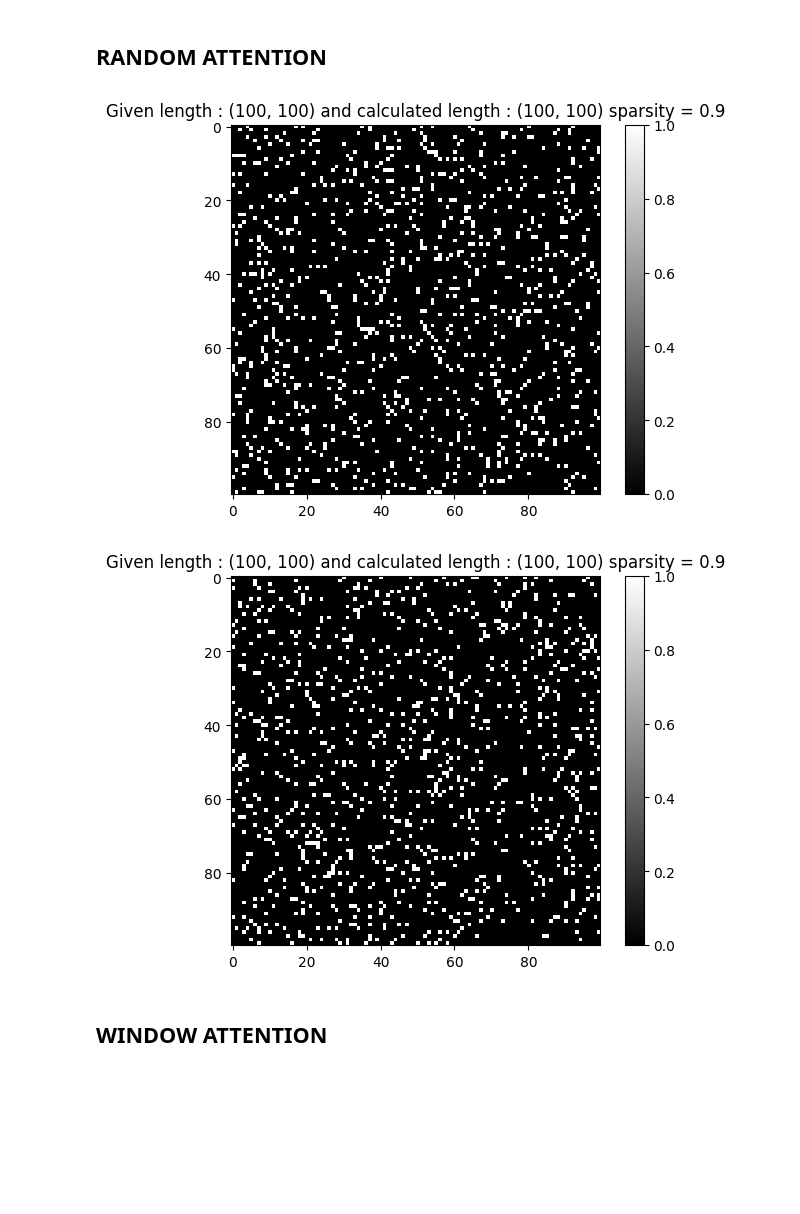
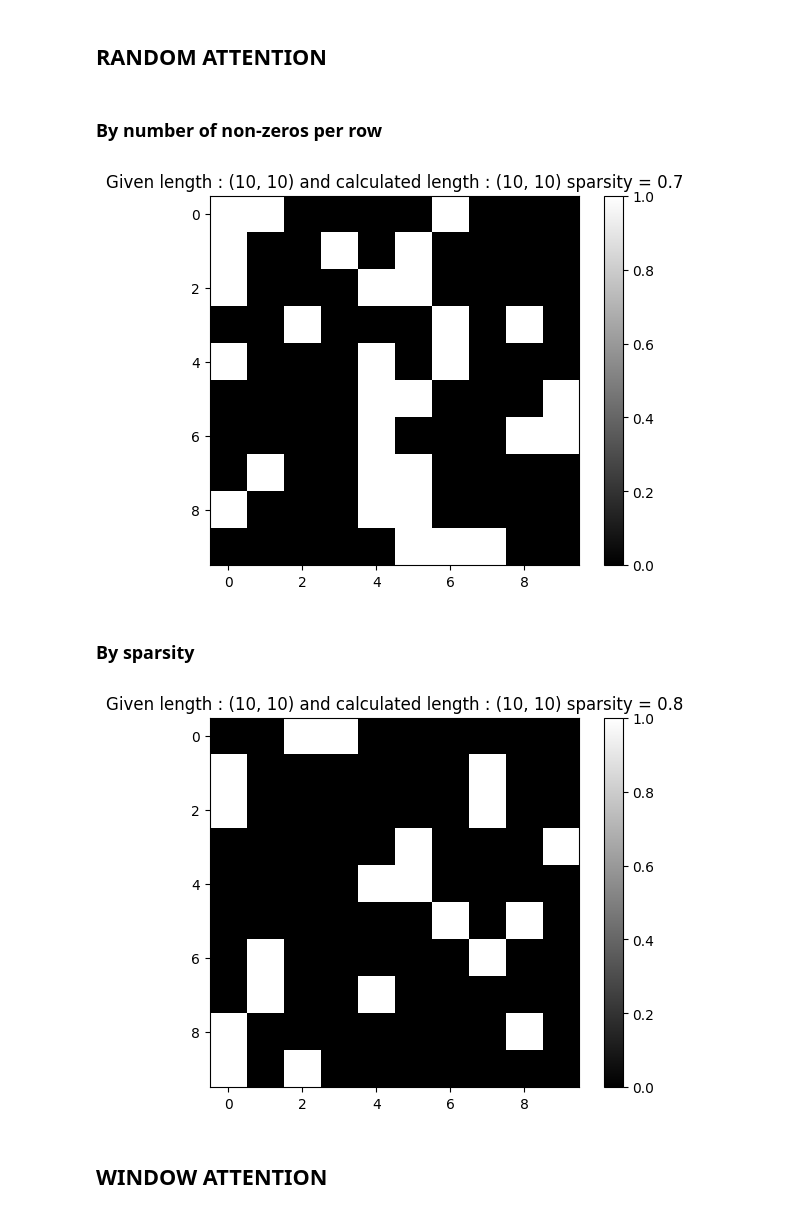
Before and after one commit to shanedonnelly/artificial_big_bird_matrix_generator, a Jupyter notebook: big_bird.ipynb, the cells around one changed output. Drawn from its saved outputs; the diff is of its cells as text; code cells hidden in the pictures; blank space fills up the shorter version.

```diff
--- a/big_bird.ipynb
+++ b/big_bird.ipynb
@@ -24,6 +26,8 @@ def show_matrix_infos(matrix, length):
     plt.show()
 # %% [markdown]
 ## RANDOM ATTENTION
+# %% [markdown]
+### By number of non-zeros per row
 # %%
 def add_random_attention_mask(matrix, length, nz_per_row):
     # conditions : shape(matrix) = (length, length), nz_per_row <= length
@@ -43,14 +47,16 @@ def generate_matrix_with_random_attention_mask(length, nz_per_row):
     return add_random_attention_mask(matrix=matrix, length=length, nz_per_row=nz_per_row)
 # %%
 def test_generate_matrix_with_random_attention_mask():
-    length = 100
-    nz_per_row = 10
+    length = 10
+    nz_per_row = 3
     matrix = generate_matrix_with_random_attention_mask(length=length, nz_per_row=nz_per_row)
     show_matrix_infos(matrix=matrix, length=length)
 
 test_generate_matrix_with_random_attention_mask()
 # %% [output]
-[figure, old version]
+[figure, new version]
+# %% [markdown]
+### By sparsity
 # %%
 def sparsity_to_nz_per_row(length, sparsity):
     # conditions : 0 <= sparsity <= 1
@@ -67,13 +73,13 @@ def generate_matrix_with_random_attention_mask_with_sparsity(length, sparsity):
     return add_random_attention_mask_with_sparsity(matrix=matrix, length=length, sparsity= sparsity)
 # %%
 def test_generate_matrix_with_random_attention_mask_with_sparsity():
-    length = 100
-    sparsity = 0.9
+    length = 10
+    sparsity = 0.8
     matrix = generate_matrix_with_random_attention_mask_with_sparsity(length=length, sparsity=sparsity)
     show_matrix_infos(matrix=matrix, length=length)
 
 test_generate_matrix_with_random_attention_mask_with_sparsity()
 # %% [output]
-[figure, old version]
+[figure, new version]
 # %% [markdown]
 ## WINDOW ATTENTION
```
Also changed, not shown: parts of 12 cells of this notebook, 6 other files.
